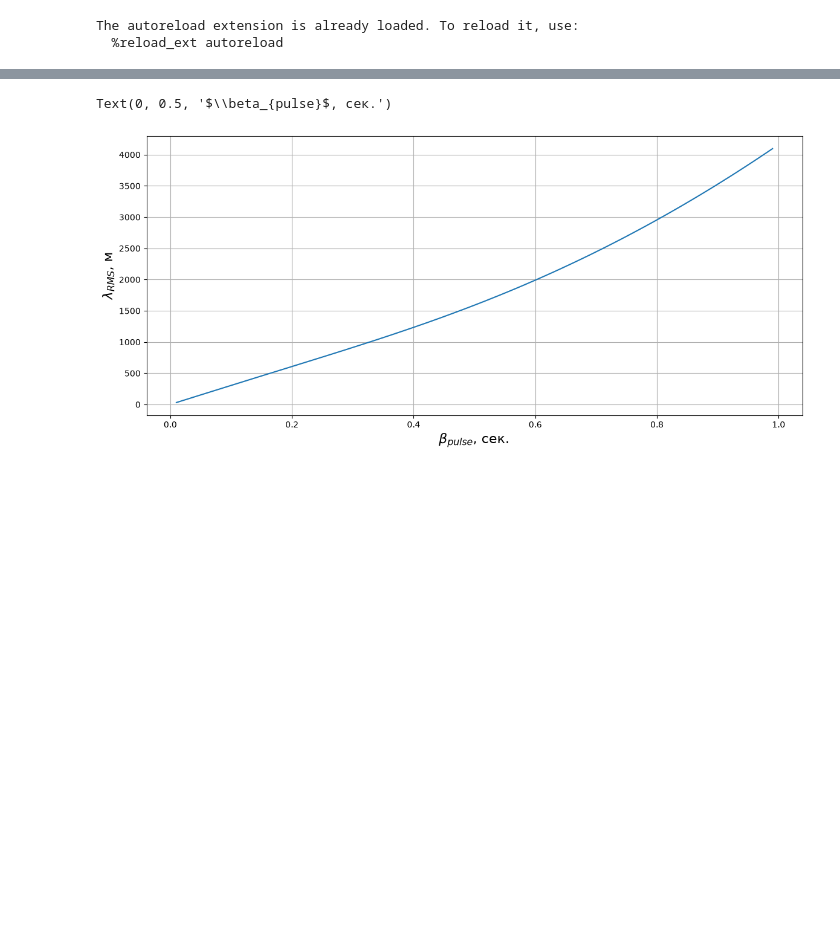
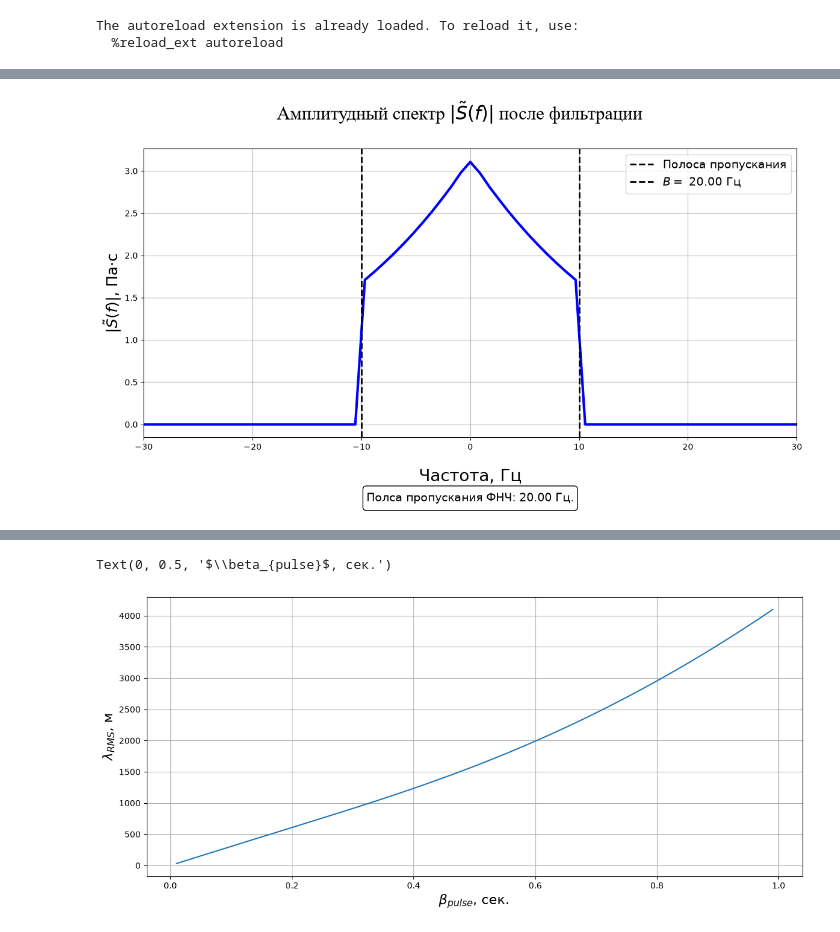
Before and after one commit to veitnemed/piling-main, a Jupyter notebook: notebook.ipynb, the cells around one changed output, grey strips where cells are left out. Saved outputs shown, nothing was run; the diff lists cells and outputs as text; code cells hidden in the pictures; blank space fills up the shorter version.

```diff
--- a/notebook.ipynb
+++ b/notebook.ipynb
@@ -172,0 +177,60 @@ plt.show()
+# %%
+
+
+# Построение графика
+title_main = "Амплитудный спектр S(f)"
+fig, ax = plt.subplots(1, 1, figsize=(14, 8))
+fig.subplots_adjust(top=0.85, bottom=0.25)
+
+
+ax.plot(
+    cfg.FREQ_VECTOR, spectrum_filtering_signal,
+    color="blue", linewidth=3
+)
+
+# Названия осей и заголовок
+ax.set_xlabel("Частота, Гц", labelpad=20, fontsize=20)
+ax.set_ylabel(r"$|\tilde{S}(f)|$, Па·с", fontsize=18)
+fig.suptitle(
+    r"Амплитудный спектр $|\tilde{S}(f)|$ после фильтрации",
+    y=0.925, va="center",
+    fontfamily="Times New Roman", fontsize=22
+)
+
+# Центр импульса и отметки времени
+
+
+ax.axvline(
+    -B/2,
+    color="black", linestyle="--", linewidth=2,
+    label="Полоса пропускания"
+)
+
+ax.axvline(
+    B/2,
+    color="black", linestyle="--", linewidth=2,
+    label=r"$B  = $" + f" {B:.2f} Гц"
+)
+
+ax.legend(loc="upper right", fontsize=14)
+
+# Параметры под графиком
+info = (
+
+    f"Полса пропускания ФНЧ: {B:.2f} Гц."
+
+)
+ax.set_xlim(-30,30)
+ax.text(
+    0.5, -0.18, info,
+    transform=ax.transAxes,
+    fontsize=14, linespacing=1.5,
+    ha="center", va="top",
+    bbox=dict(boxstyle="round", facecolor="none", alpha=1),
+    clip_on=False
+)
+ax.grid(True)
+plt.savefig(fname = f"images/notebook/{title_main}", bbox_inches = 'tight', dpi = 300)
+plt.show()
+# %% [output]
+[figure, added]
```
Also changed, not shown: parts of 11 cells of this notebook, 10 other files.
